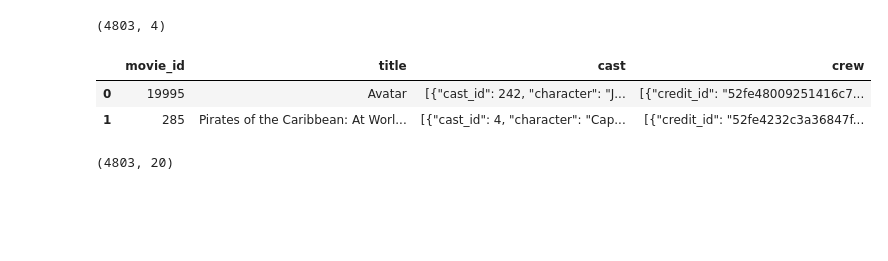
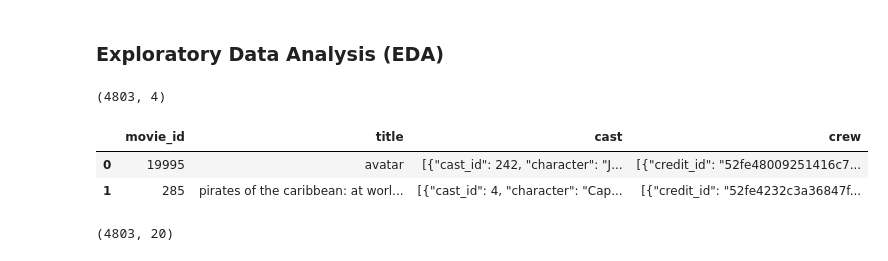
Before and after one commit to roshanmehta12/moive-recommendation, a Jupyter notebook: movie-recommendation-code.ipynb, the cells around one changed output. Saved outputs shown, nothing was run; the diff lists cells and outputs as text; code cells hidden in the pictures; blank space fills up the shorter version.

```diff
--- a/movie-recommendation-code.ipynb
+++ b/movie-recommendation-code.ipynb
@@ -7,13 +7,16 @@ path = "/Users/roshanmehta/Desktop/archive"
 
 credits_df = pd.read_csv(path + "/tmdb_5000_credits.csv")
 movies_df = pd.read_csv(path + "/tmdb_5000_movies.csv")
+# %% [markdown]
+### Exploratory Data Analysis (EDA)
 # %%
 print(credits_df.shape)
+credits_df['title'] = credits_df['title'].apply(str.lower)
 credits_df.head(2)
 # %% [output]
 (4803, 4)
 |  | movie_id | title | cast | crew |
-| 0 | 19995 | Avatar | [{"cast_id": 242, "character": "J... | [{"credit_id": "52fe48009251416c7... |
-| 1 | 285 | Pirates of the Caribbean: At Worl... | [{"cast_id": 4, "character": "Cap... | [{"credit_id": "52fe4232c3a36847f... |
+| 0 | 19995 | avatar | [{"cast_id": 242, "character": "J... | [{"credit_id": "52fe48009251416c7... |
+| 1 | 285 | pirates of the caribbean: at worl... | [{"cast_id": 4, "character": "Cap... | [{"credit_id": "52fe4232c3a36847f... |
 # %%
 print(movies_df.shape)
```
Also changed, not shown: parts of 11 cells of this notebook.
